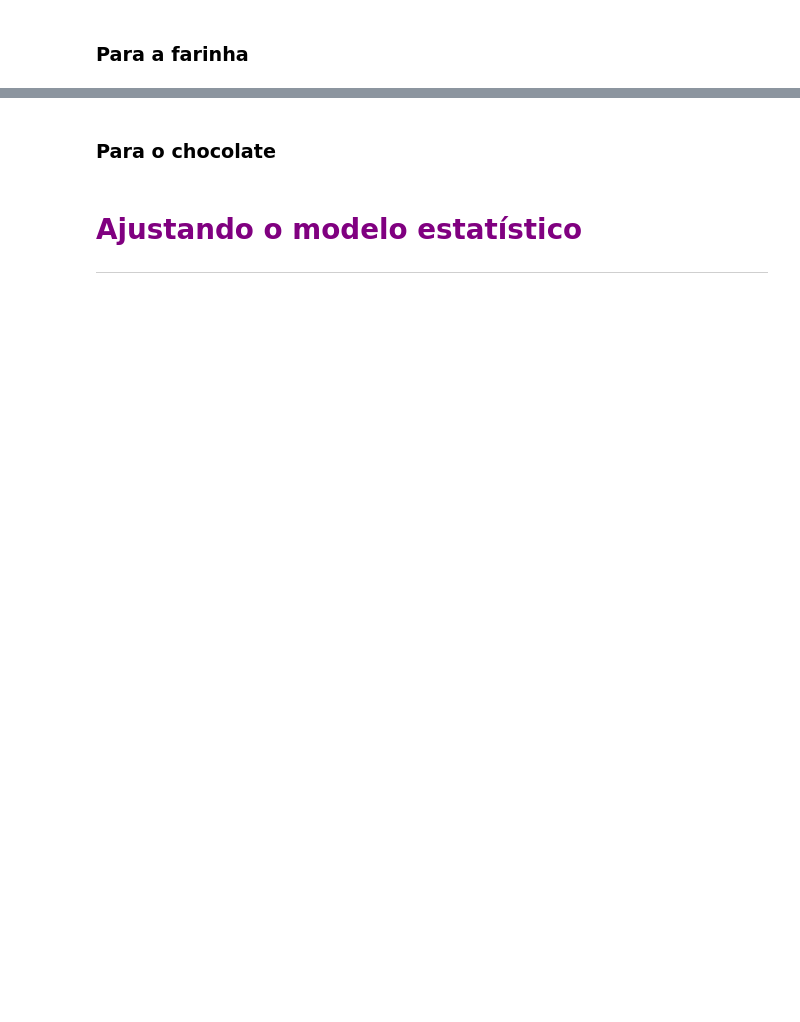
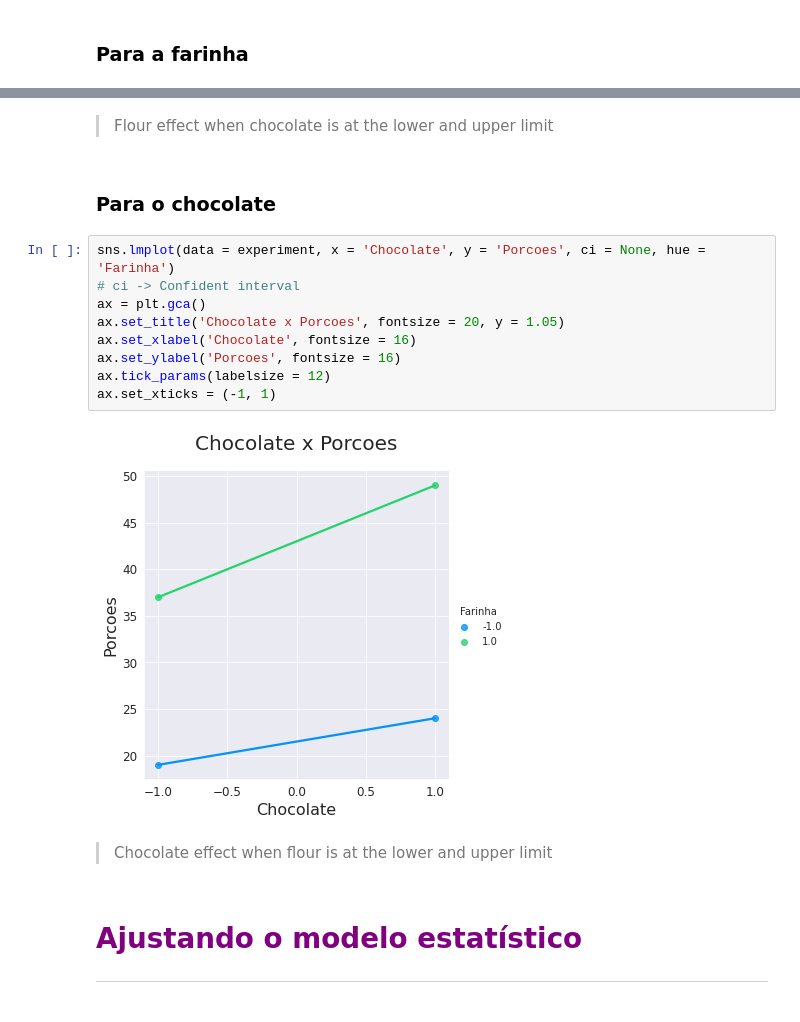
Before and after one commit to Gabriel-limadev/data_science_study, a Jupyter notebook: 10 - Análise de experimentos: testes, mapas de cores e análises dos dados./course_files/Planejamento_experimentos_aula.ipynb, the cells around one changed output, grey strips where cells are left out. Cells and saved outputs as stored; diff of their text form; blank space fills up the shorter version.

```diff
--- a/10 - Análise de experimentos: testes, mapas de cores e análises dos dados./course_files/Planejamento_experimentos_aula.ipynb
+++ b/10 - Análise de experimentos: testes, mapas de cores e análises dos dados./course_files/Planejamento_experimentos_aula.ipynb
@@ -85,5 +173,20 @@ https://seaborn.pydata.org
+# %% [markdown]
+> Flour effect when chocolate is at the lower and upper limit
 # %% [markdown]
 ### Para o chocolate
+# %%
+sns.lmplot(data = experiment, x = 'Chocolate', y = 'Porcoes', ci = None, hue = 'Farinha')
+# ci -> Confident interval
+ax = plt.gca()
+ax.set_title('Chocolate x Porcoes', fontsize = 20, y = 1.05)
+ax.set_xlabel('Chocolate', fontsize = 16)
+ax.set_ylabel('Porcoes', fontsize = 16)
+ax.tick_params(labelsize = 12)
+ax.set_xticks = (-1, 1)
+# %% [output]
+[figure, added]
+# %% [markdown]
+> Chocolate effect when flour is at the lower and upper limit
 # %% [markdown]
 # <font color = 'purple'> Ajustando o modelo estatístico </font>
 
```
Also changed, not shown: parts of 21 cells of this notebook, 16 other files.
